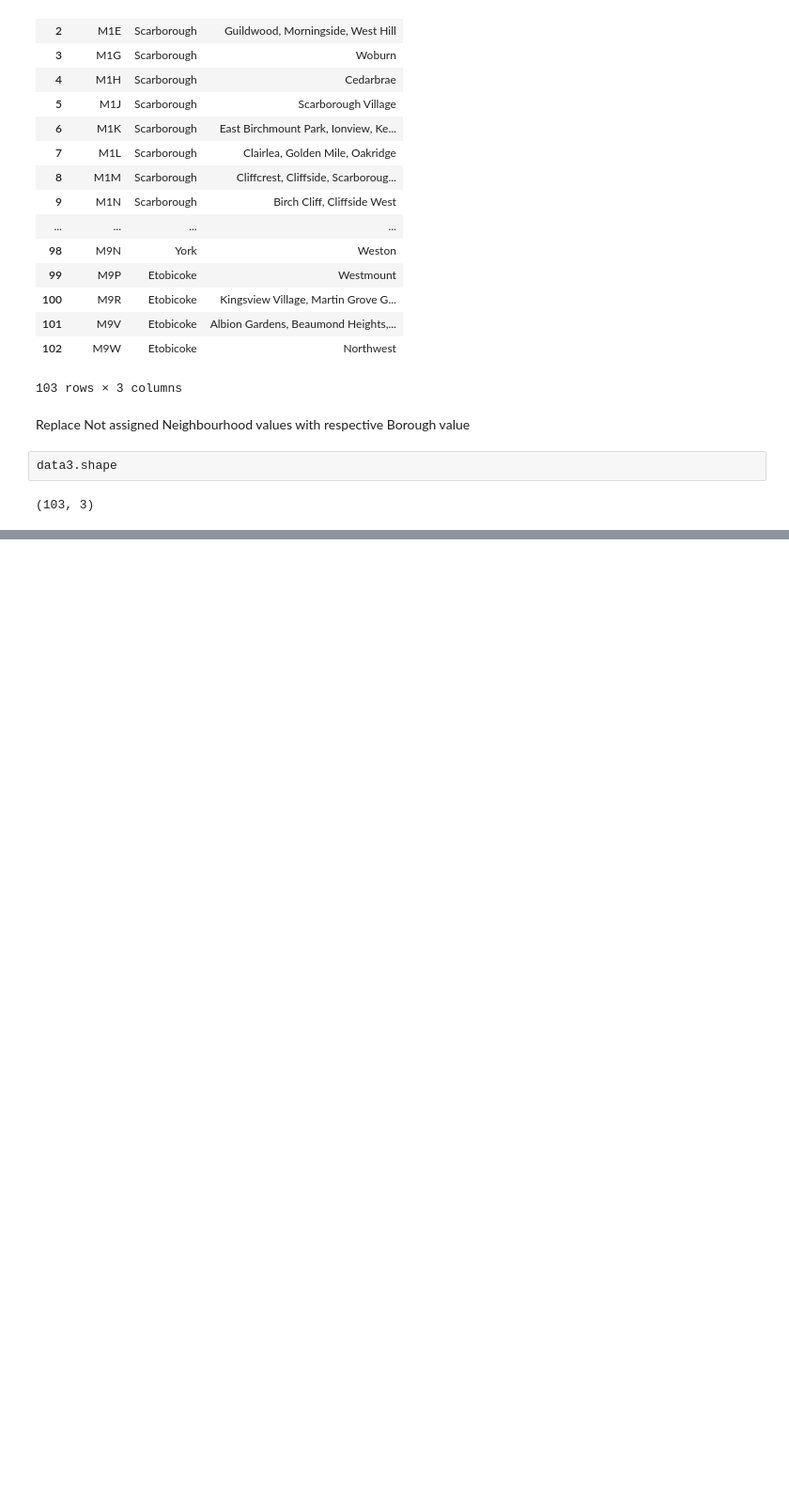
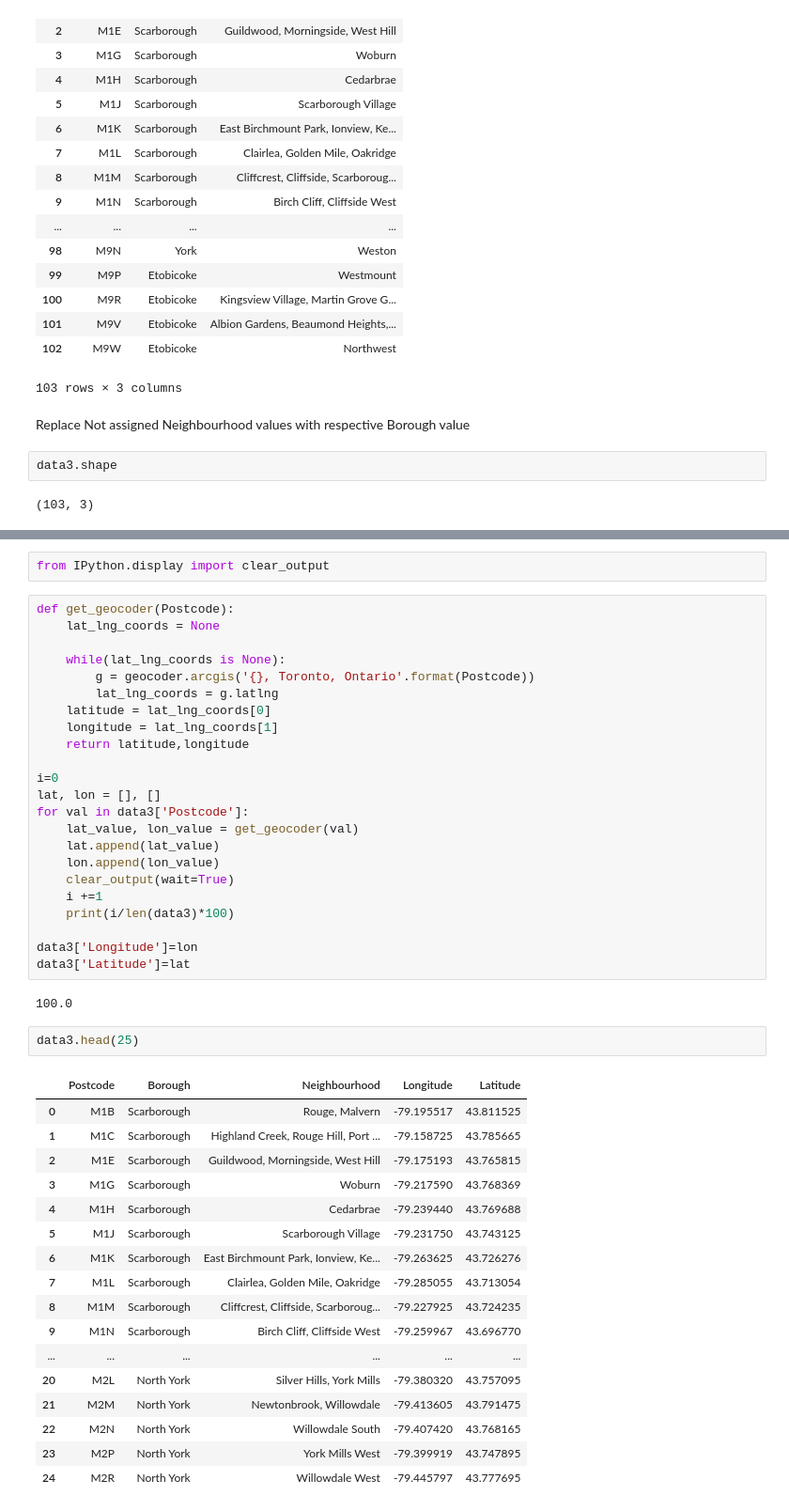
Before and after one commit to MicheleDeluchi/Coursera_Capstone, a Jupyter notebook: Clustering Neighborhoods in Toronto (part 1).ipynb, the cells around one changed output, grey strips where cells are left out. Shown: that part at 94% size. Drawn from its saved outputs; the diff is of its cells as text; blank space fills up the shorter version.

```diff
--- a/Clustering Neighborhoods in Toronto (part 1).ipynb
+++ b/Clustering Neighborhoods in Toronto (part 1).ipynb
@@ -84,0 +95,47 @@ data3.shape
+# %%
+from IPython.display import clear_output
+# %%
+def get_geocoder(Postcode):
+    lat_lng_coords = None
+
+    while(lat_lng_coords is None):
+        g = geocoder.arcgis('{}, Toronto, Ontario'.format(Postcode))
+        lat_lng_coords = g.latlng
+    latitude = lat_lng_coords[0]
+    longitude = lat_lng_coords[1]
+    return latitude,longitude
+
+i=0
+lat, lon = [], []
+for val in data3['Postcode']:
+    lat_value, lon_value = get_geocoder(val)
+    lat.append(lat_value)
+    lon.append(lon_value)
+    clear_output(wait=True)
+    i +=1
+    print(i/len(data3)*100)
+
+data3['Longitude']=lon
+data3['Latitude']=lat
+# %% [output]
+100.0
+# %%
+data3.head(25)
+# %% [output]
+|  | Postcode | Borough | Neighbourhood | Longitude | Latitude |
+| 0 | M1B | Scarborough | Rouge, Malvern | -79.195517 | 43.811525 |
+| 1 | M1C | Scarborough | Highland Creek, Rouge Hill, Port ... | -79.158725 | 43.785665 |
+| 2 | M1E | Scarborough | Guildwood, Morningside, West Hill | -79.175193 | 43.765815 |
+| 3 | M1G | Scarborough | Woburn | -79.217590 | 43.768369 |
+| 4 | M1H | Scarborough | Cedarbrae | -79.239440 | 43.769688 |
+| 5 | M1J | Scarborough | Scarborough Village | -79.231750 | 43.743125 |
+| 6 | M1K | Scarborough | East Birchmount Park, Ionview, Ke... | -79.263625 | 43.726276 |
+| 7 | M1L | Scarborough | Clairlea, Golden Mile, Oakridge | -79.285055 | 43.713054 |
+| 8 | M1M | Scarborough | Cliffcrest, Cliffside, Scarboroug... | -79.227925 | 43.724235 |
+| 9 | M1N | Scarborough | Birch Cliff, Cliffside West | -79.259967 | 43.696770 |
+| ... | ... | ... | ... | ... | ... |
+| 20 | M2L | North York | Silver Hills, York Mills | -79.380320 | 43.757095 |
+| 21 | M2M | North York | Newtonbrook, Willowdale | -79.413605 | 43.791475 |
+| 22 | M2N | North York | Willowdale South | -79.407420 | 43.768165 |
+| 23 | M2P | North York | York Mills West | -79.399919 | 43.747895 |
+| 24 | M2R | North York | Willowdale West | -79.445797 | 43.777695 |
```
Also changed, not shown: parts of 24 cells of this notebook.
